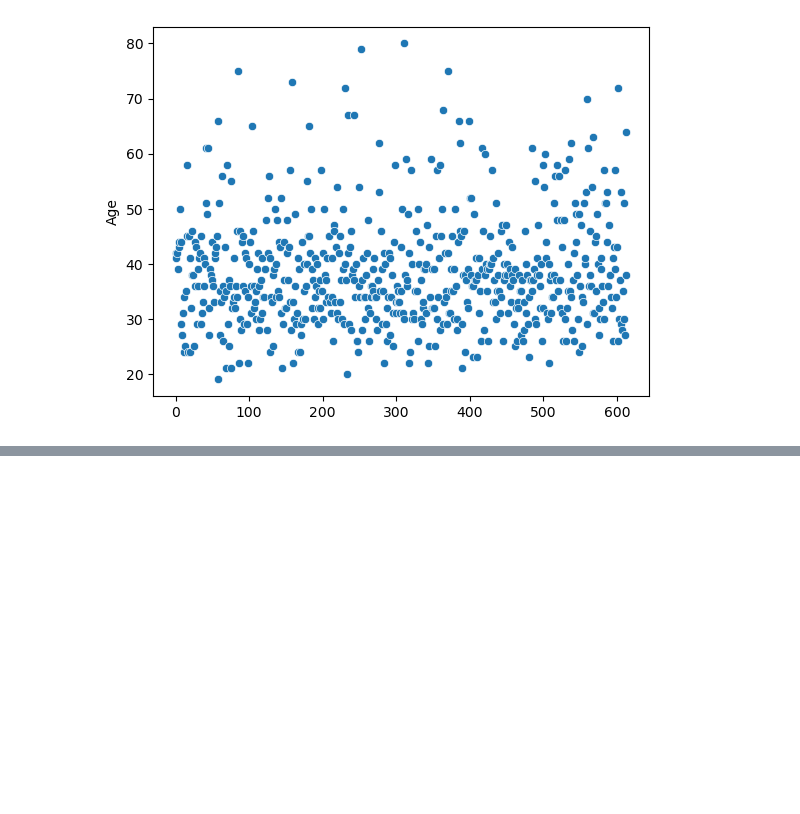
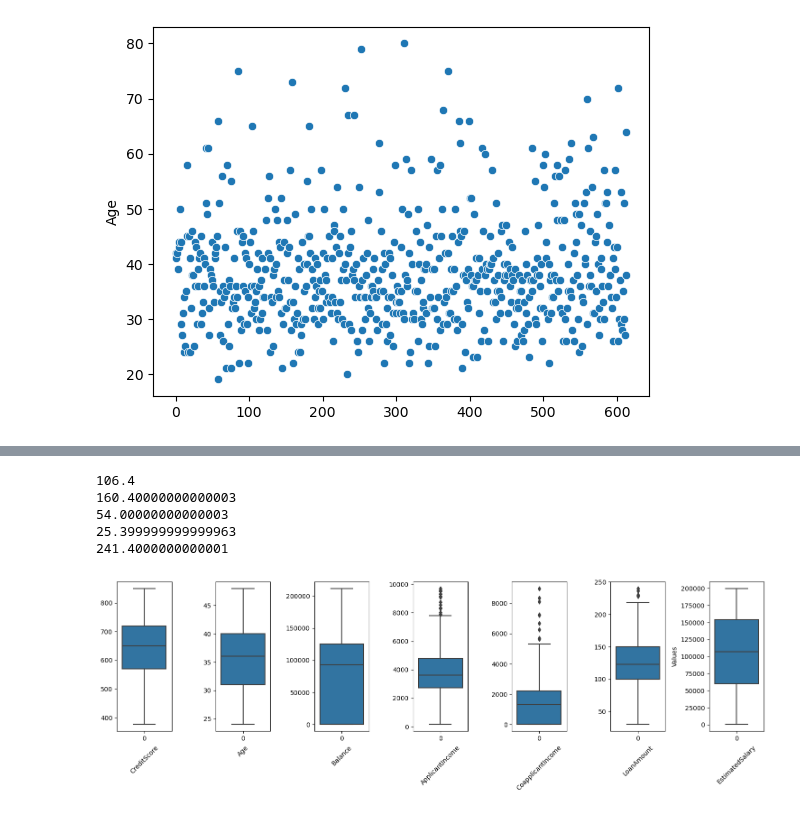
Before and after one commit to SHIVRAJSHINDE/XL, a Jupyter notebook: xl_Session03/EDA working.ipynb, the cells around one changed output, grey strips where cells are left out. Cells and saved outputs as stored; diff of their text form; code cells hidden in the pictures; blank space fills up the shorter version.

```diff
--- a/xl_Session03/EDA working.ipynb
+++ b/xl_Session03/EDA working.ipynb
@@ -856,0 +1067,9 @@ X_train = transformationOfData.fit_transform(X_train)
+# %%
+df = removeOutlier(colName='LoanAmount',df=df,LowerQuantile=.30,HigherQuantile=.80)
+# %% [output]
+106.4
+160.40000000000003
+54.00000000000003
+25.399999999999963
+241.4000000000001
+[figure, added]
```
Also changed, not shown: parts of 32 cells of this notebook, 2 other files.
